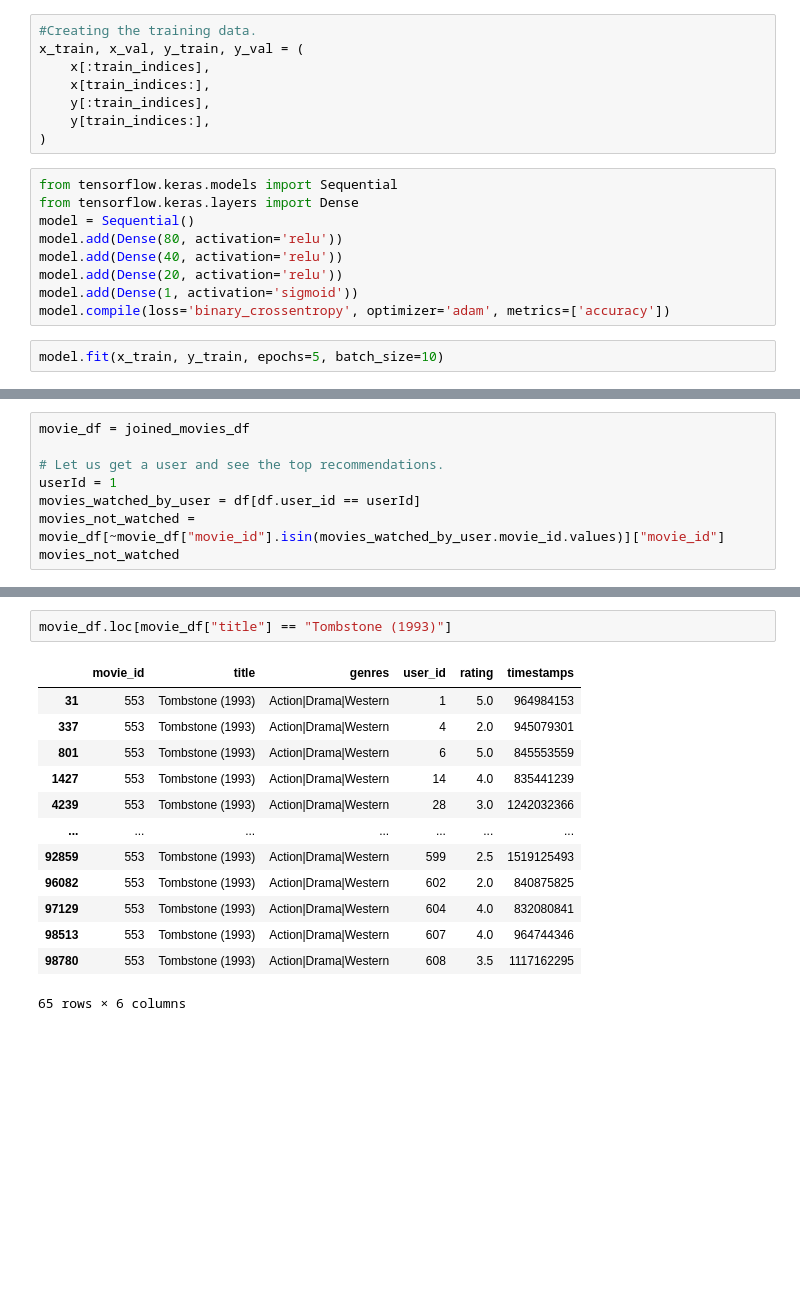
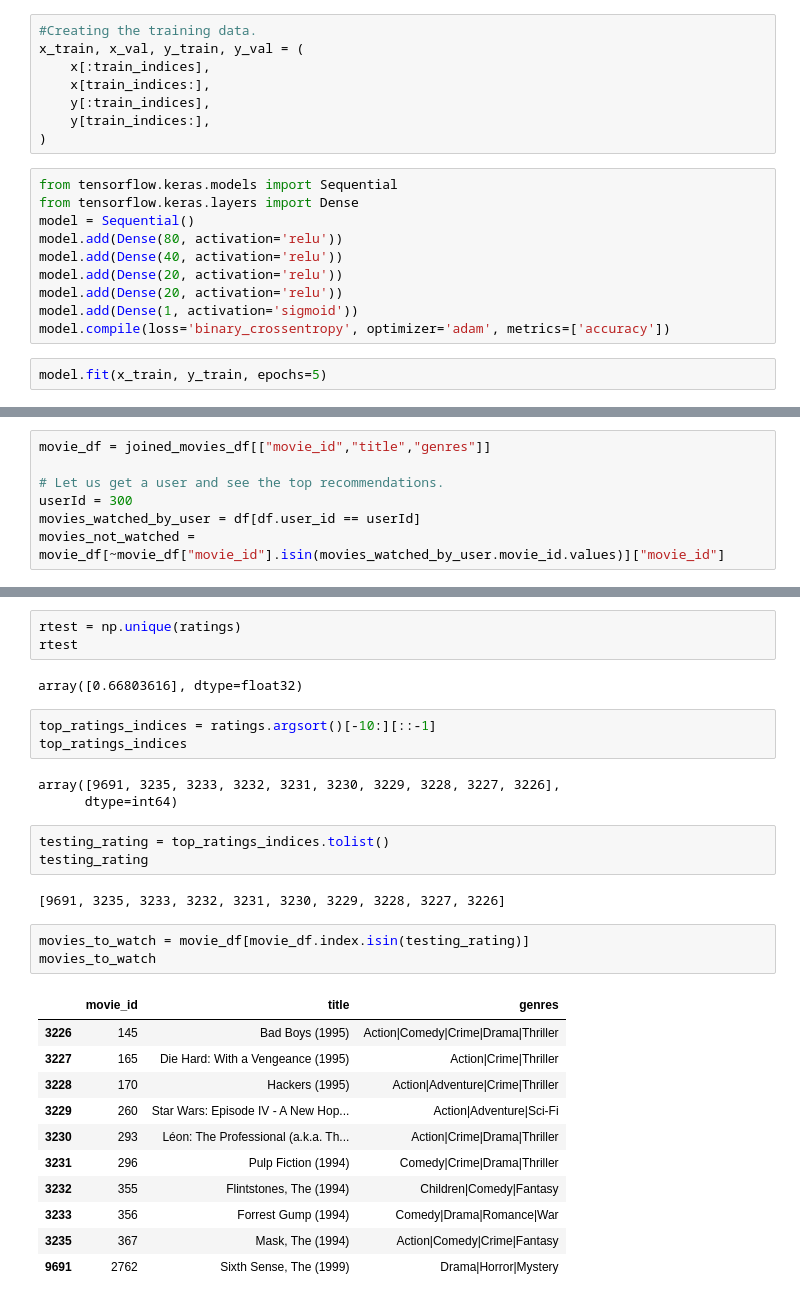
Before and after one commit to Prathima0808/Project-4, a Jupyter notebook: movie_recommendation_using_NN.ipynb, the cells around one changed output, grey strips where cells are left out. Cells and saved outputs as stored; diff of their text form; blank space fills up the shorter version.

Commit message:
fixed movie recommendations printing it as DF to user

```diff
--- a/movie_recommendation_using_NN.ipynb
+++ b/movie_recommendation_using_NN.ipynb
@@ -219,9 +219,10 @@ model = Sequential()
 model.add(Dense(80, activation='relu'))
 model.add(Dense(40, activation='relu'))
 model.add(Dense(20, activation='relu'))
+model.add(Dense(20, activation='relu'))
 model.add(Dense(1, activation='sigmoid'))
 model.compile(loss='binary_crossentropy', optimizer='adam', metrics=['accuracy'])
 # %%
-model.fit(x_train, y_train, epochs=5, batch_size=10)
+model.fit(x_train, y_train, epochs=5)
 # %% [output]
 Epoch 1/5
@@ -261,8 +245,7 @@ movie_df
 # %%
-movie_df = joined_movies_df
+movie_df = joined_movies_df[["movie_id","title","genres"]]
 
 # Let us get a user and see the top recommendations.
-userId = 1
+userId = 300
 movies_watched_by_user = df[df.user_id == userId]
 movies_not_watched = movie_df[~movie_df["movie_id"].isin(movies_watched_by_user.movie_id.values)]["movie_id"]
-movies_not_watched
@@ -351,16 +264,31 @@ Mad City (1997) : Action|Drama
-# %%
-movie_df.loc[movie_df["title"] == "Tombstone (1993)"]
-# %% [output]
-|  | movie_id | title | genres | user_id | rating | timestamps |
-| 31 | 553 | Tombstone (1993) | Action|Drama|Western | 1 | 5.0 | 964984153 |
-| 337 | 553 | Tombstone (1993) | Action|Drama|Western | 4 | 2.0 | 945079301 |
-| 801 | 553 | Tombstone (1993) | Action|Drama|Western | 6 | 5.0 | 845553559 |
-| 1427 | 553 | Tombstone (1993) | Action|Drama|Western | 14 | 4.0 | 835441239 |
-| 4239 | 553 | Tombstone (1993) | Action|Drama|Western | 28 | 3.0 | 1242032366 |
-| ... | ... | ... | ... | ... | ... | ... |
-| 92859 | 553 | Tombstone (1993) | Action|Drama|Western | 599 | 2.5 | 1519125493 |
-| 96082 | 553 | Tombstone (1993) | Action|Drama|Western | 602 | 2.0 | 840875825 |
-| 97129 | 553 | Tombstone (1993) | Action|Drama|Western | 604 | 4.0 | 832080841 |
-| 98513 | 553 | Tombstone (1993) | Action|Drama|Western | 607 | 4.0 | 964744346 |
-| 98780 | 553 | Tombstone (1993) | Action|Drama|Western | 608 | 3.5 | 1117162295 |
-65 rows × 6 columns
+# %%
+rtest = np.unique(ratings)
+rtest
+# %% [output]
+array([0.66803616], dtype=float32)
+# %%
+top_ratings_indices = ratings.argsort()[-10:][::-1]
+top_ratings_indices
+# %% [output]
+array([9691, 3235, 3233, 3232, 3231, 3230, 3229, 3228, 3227, 3226],
+      dtype=int64)
+# %%
+testing_rating = top_ratings_indices.tolist()
+testing_rating
+# %% [output]
+[9691, 3235, 3233, 3232, 3231, 3230, 3229, 3228, 3227, 3226]
+# %%
+movies_to_watch = movie_df[movie_df.index.isin(testing_rating)]
+movies_to_watch
+# %% [output]
+|  | movie_id | title | genres |
+| 3226 | 145 | Bad Boys (1995) | Action|Comedy|Crime|Drama|Thriller |
+| 3227 | 165 | Die Hard: With a Vengeance (1995) | Action|Crime|Thriller |
+| 3228 | 170 | Hackers (1995) | Action|Adventure|Crime|Thriller |
+| 3229 | 260 | Star Wars: Episode IV - A New Hop... | Action|Adventure|Sci-Fi |
+| 3230 | 293 | Léon: The Professional (a.k.a. Th... | Action|Crime|Drama|Thriller |
+| 3231 | 296 | Pulp Fiction (1994) | Comedy|Crime|Drama|Thriller |
+| 3232 | 355 | Flintstones, The (1994) | Children|Comedy|Fantasy |
+| 3233 | 356 | Forrest Gump (1994) | Comedy|Drama|Romance|War |
+| 3235 | 367 | Mask, The (1994) | Action|Comedy|Crime|Fantasy |
+| 9691 | 2762 | Sixth Sense, The (1999) | Drama|Horror|Mystery |
```
Also changed, not shown: parts of 7 cells of this notebook.
